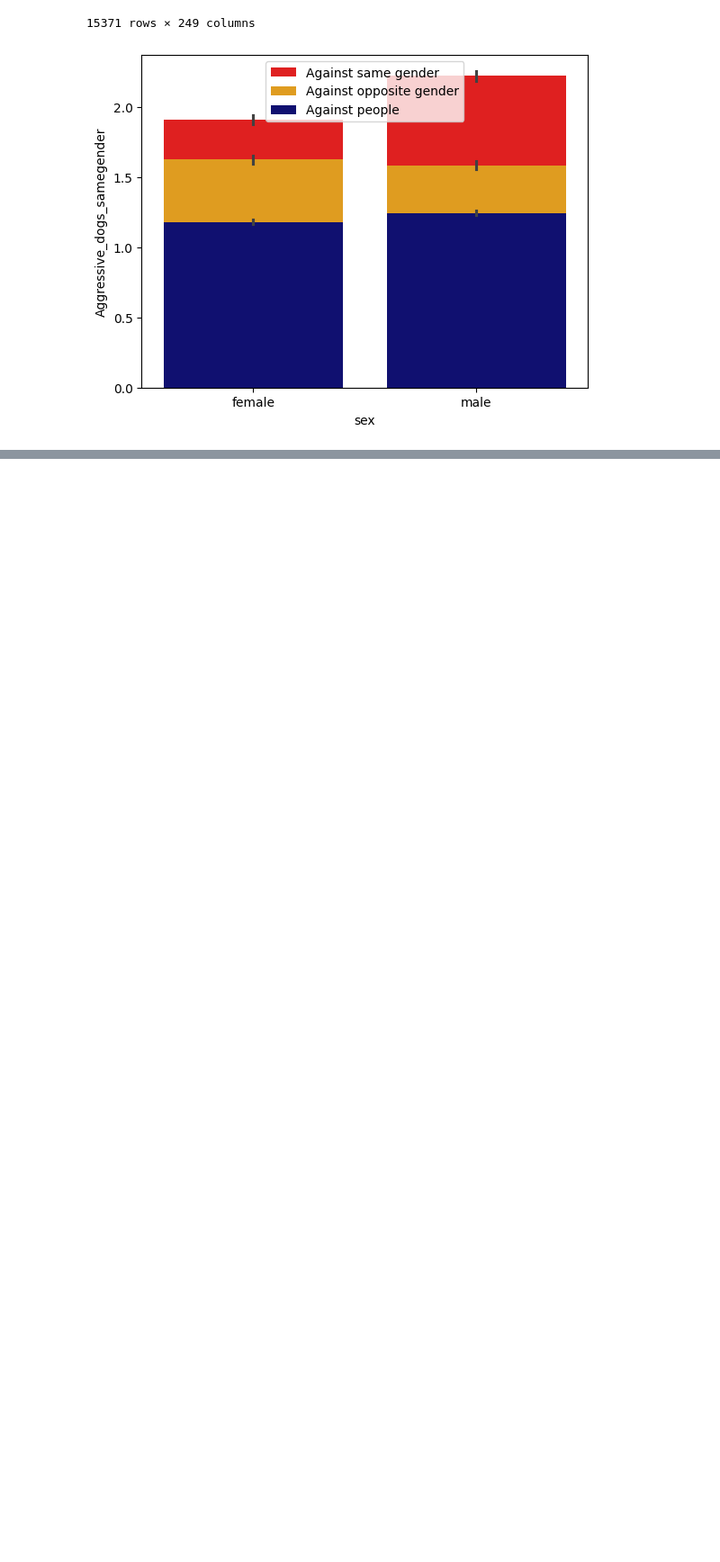
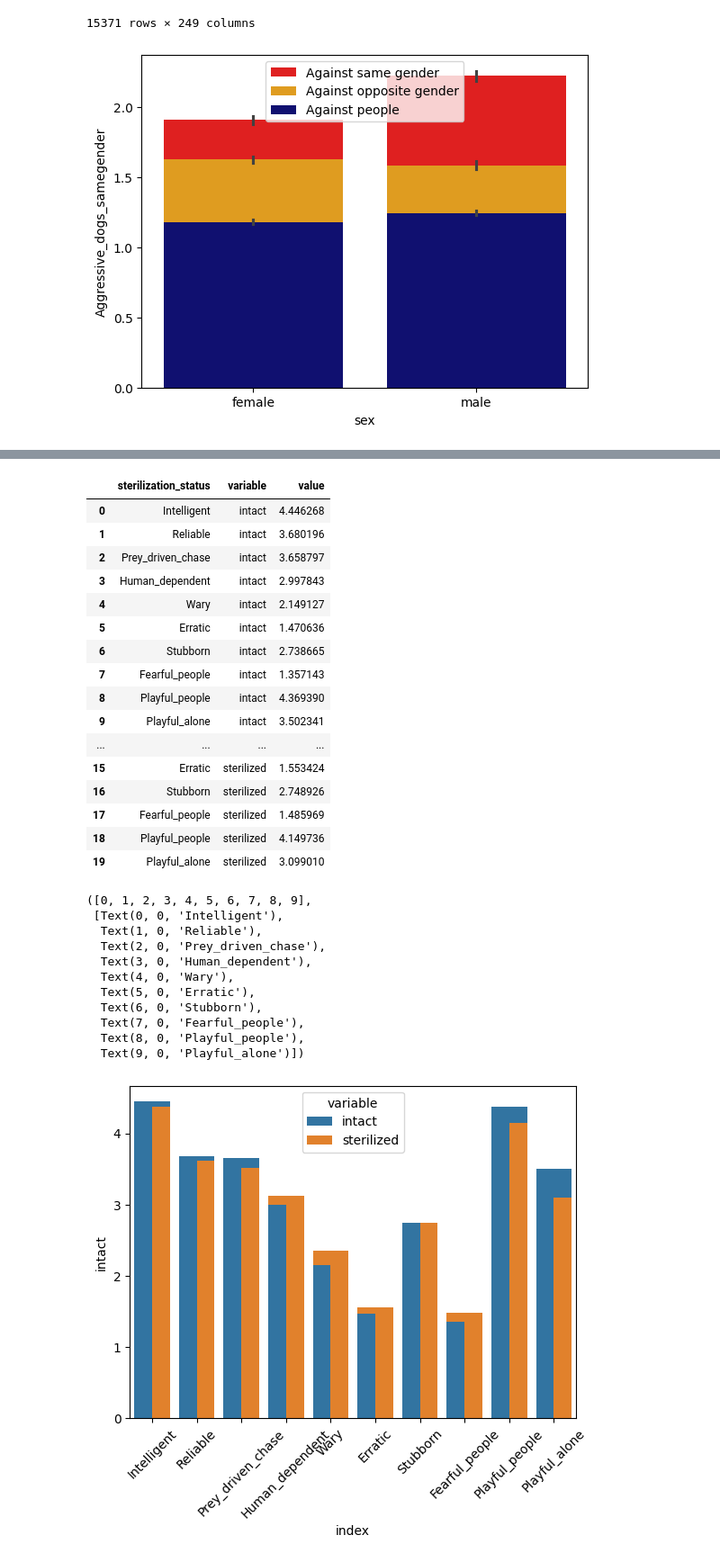
Before and after one commit to Retr-1/AnalyzaPsy, a Jupyter notebook: Analyza_psy.ipynb, the cells around one changed output, grey strips where cells are left out. Shown: that part at 90% size. Saved outputs shown, nothing was run; the diff lists cells and outputs as text; code cells hidden in the pictures; blank space fills up the shorter version.

```diff
--- a/Analyza_psy.ipynb
+++ b/Analyza_psy.ipynb
@@ -124,0 +101,20 @@ Index(['Noise.sensitivity_age', 'Fearfulness_age', 'Aggression_age',
+# %%
+kastracia = dogs.groupby("sterilization_status").mean(numeric_only=True).transpose().iloc[26:36]
+kastracia["sterilization_status"] = kastracia.index
+kastracia.index.name = "index"
+kastracia.columns.name = None
+kastracia.reset_index()
+display(kastracia)
+
+dogs_melted = (kastracia.melt(id_vars=["sterilization_status"]))
+display(dogs_melted)
+dogs_melted = dogs_melted.set_index("sterilization_status")
+
+
+# axes = sns.barplot(data=kastracia, x=kastracia.index, y="intact")
+# axes = sns.barplot(data=kastracia, x=kastracia.index, y="sterilized")
+# plt.xticks(rotation=45)
+
+axes1 = sns.barplot(data=dogs_melted, x=dogs_melted.index, y="value", hue="variable")
+plt.xticks(rotation=45)
+# %% [output]
@@ -124,0 +133,29 @@ Index(['Noise.sensitivity_age', 'Fearfulness_age', 'Aggression_age',
+|  | sterilization_status | variable | value |
+| 0 | Intelligent | intact | 4.446268 |
+| 1 | Reliable | intact | 3.680196 |
+| 2 | Prey_driven_chase | intact | 3.658797 |
+| 3 | Human_dependent | intact | 2.997843 |
+| 4 | Wary | intact | 2.149127 |
+| 5 | Erratic | intact | 1.470636 |
+| 6 | Stubborn | intact | 2.738665 |
+| 7 | Fearful_people | intact | 1.357143 |
+| 8 | Playful_people | intact | 4.369390 |
+| 9 | Playful_alone | intact | 3.502341 |
+| ... | ... | ... | ... |
+| 15 | Erratic | sterilized | 1.553424 |
+| 16 | Stubborn | sterilized | 2.748926 |
+| 17 | Fearful_people | sterilized | 1.485969 |
+| 18 | Playful_people | sterilized | 4.149736 |
+| 19 | Playful_alone | sterilized | 3.099010 |
+([0, 1, 2, 3, 4, 5, 6, 7, 8, 9],
+ [Text(0, 0, 'Intelligent'),
+  Text(1, 0, 'Reliable'),
+  Text(2, 0, 'Prey_driven_chase'),
+  Text(3, 0, 'Human_dependent'),
+  Text(4, 0, 'Wary'),
+  Text(5, 0, 'Erratic'),
+  Text(6, 0, 'Stubborn'),
+  Text(7, 0, 'Fearful_people'),
+  Text(8, 0, 'Playful_people'),
+  Text(9, 0, 'Playful_alone')])
+[figure, added]
```
Also changed, not shown: parts of 2 cells of this notebook, 34 other files.
